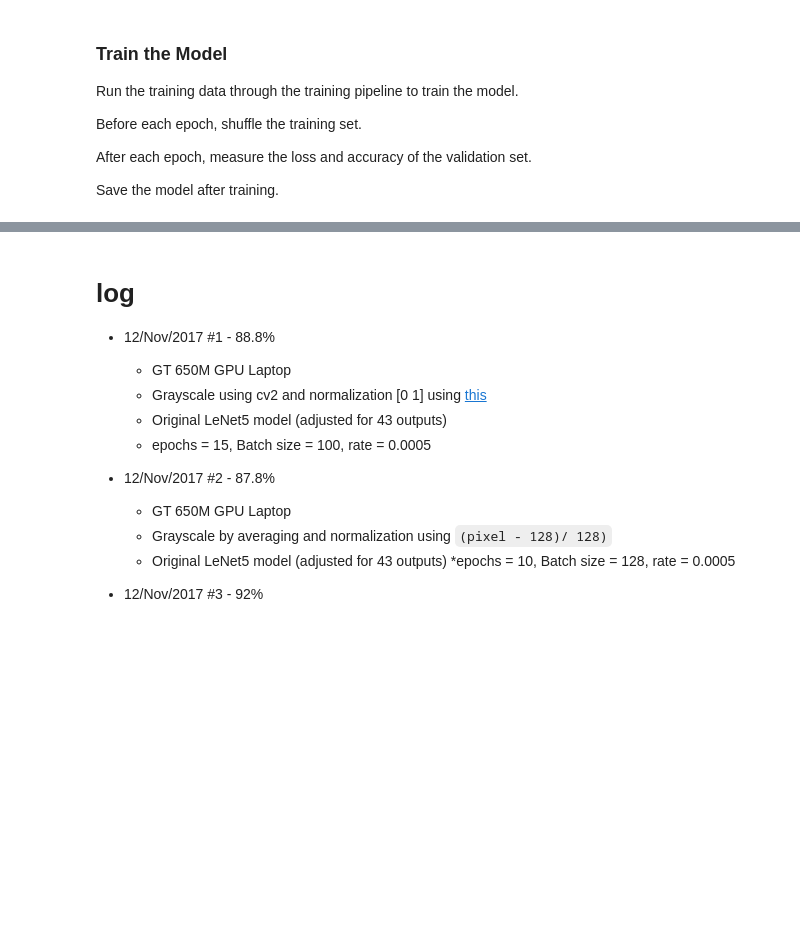
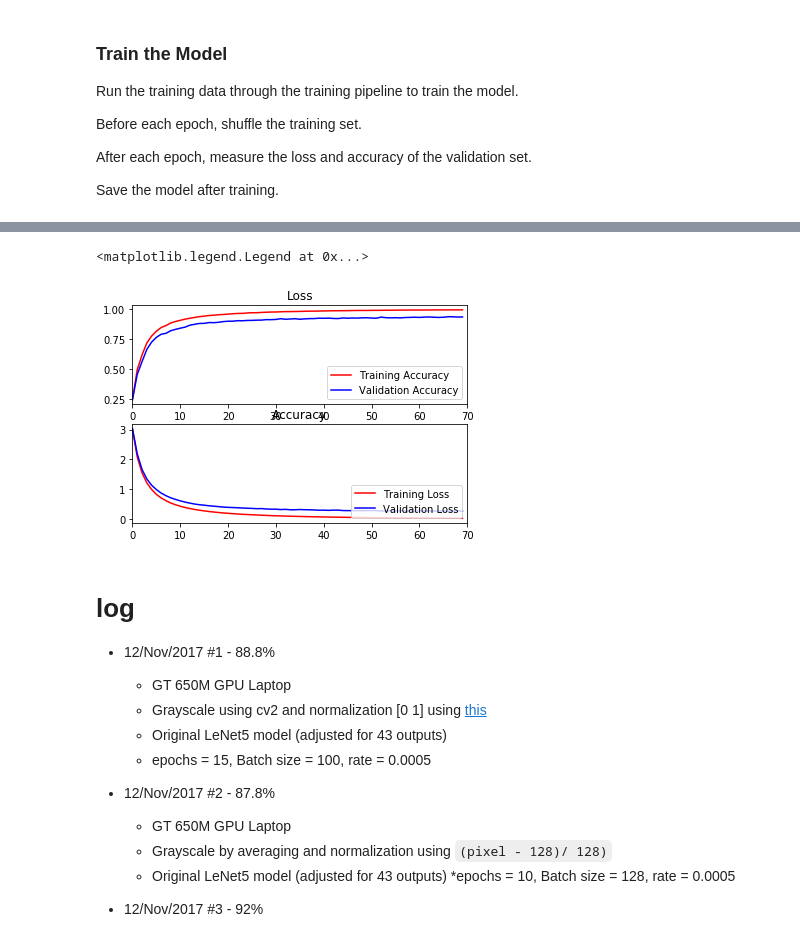
Before and after one commit to afourteia/CarND_Traffic_Sign_Classifier, a Jupyter notebook: Traffic_Sign_Classifier.ipynb, the cells around one changed output, grey strips where cells are left out. Saved outputs shown, nothing was run; the diff lists cells and outputs as text; code cells hidden in the pictures; blank space fills up the shorter version.

```diff
--- a/Traffic_Sign_Classifier.ipynb
+++ b/Traffic_Sign_Classifier.ipynb
@@ -464,38 +501,0 @@ for class_n in range(n_classes):
-# %%
-X_train_gray = grayscale(X_train)
-X_test_gray = grayscale(X_test)
-X_valid_gray = grayscale(X_valid)
-
-X_train_norm = normalize_image(X_train_gray)
-X_test_norm = normalize_image(X_test_gray)
-X_valid_norm = normalize_image(X_valid_gray)
-
-# Print shapes
-print("Shape of X_train", X_train.shape)
-print("Shape of X_train_gray", X_train_gray.shape)
-print("Shape of X_train_norm", X_train_norm.shape)
-
-# Print mean
-print("Mean of the gray image training set", np.mean(X_train_gray))
-print("Mean of the normalized image training set", np.mean(X_train_norm))
-print("Mean of the gray image testing set", np.mean(X_test_gray))
-print("Mean of the normalized image testing set", np.mean(X_test_norm))
-
-# print a random image to compare the processed sets to the original
-fig, axs = plt.subplots(1,3, figsize=(10, 3))
-axs = axs.ravel()
-i = random.randint(0,len(X_train) - 1)
-index = 0
-axs[index].axis('off')
-axs[index].set_title('Color')
-axs[index].imshow(X_train[i])
-
-index += 1
-axs[index].axis('off')
-axs[index].set_title('Gray')
-axs[index].imshow(X_train_gray[i].squeeze(), cmap='gray')
-
-index += 1
-axs[index].axis('off')
-axs[index].set_title('normalized')
-axs[index].imshow(X_train_norm[i].squeeze(), cmap='gray')
@@ -510,7 +506,7 @@ view_images(X_train_gray)'''
 ### Feel free to use as many code cells as needed.
 
 import tensorflow as tf
-EPOCHS = 15
+EPOCHS = 70
 BATCH_SIZE = 200
 # %% [markdown]
 # LeNet Model
@@ -684,8 +690,8 @@ with tf.Session() as sess:
         print("EPOCH {}: Train Accuracy = {:.3f} -- Valid Accuracy = {:.3f} -- Train Loss = {:.3f} -- Valid Loss = {:.3f}"
               .format(i+1,train_accuracy,validation_accuracy,train_loss,validation_loss))
 
-#    saver.save(sess, './lenet')
-#    print("Model saved")
+    saver.save(sess, './lenet')
+    print("Model saved")
 
 loss_plot = plt.subplot(2, 1, 1)
 loss_plot.set_title('Loss')
@@ -702,3 +708,4 @@ Accuracy_plot.plot(train_loss_history, 'r', label='Training Loss')
 Accuracy_plot.plot(valid_loss_history, 'b', label='Validation Loss')
 Accuracy_plot.set_xlim([0, EPOCHS])
 Accuracy_plot.legend(loc=4)
+# %% [output]
@@ -705,3 +729,5 @@ Accuracy_plot.legend(loc=4)
+<matplotlib.legend.Legend at 0x...>
+[figure, added]
 # %% [markdown]
 # log
 * 12/Nov/2017 #1 - 88.8%
```
Also changed, not shown: parts of 12 cells of this notebook, 4 other files.
